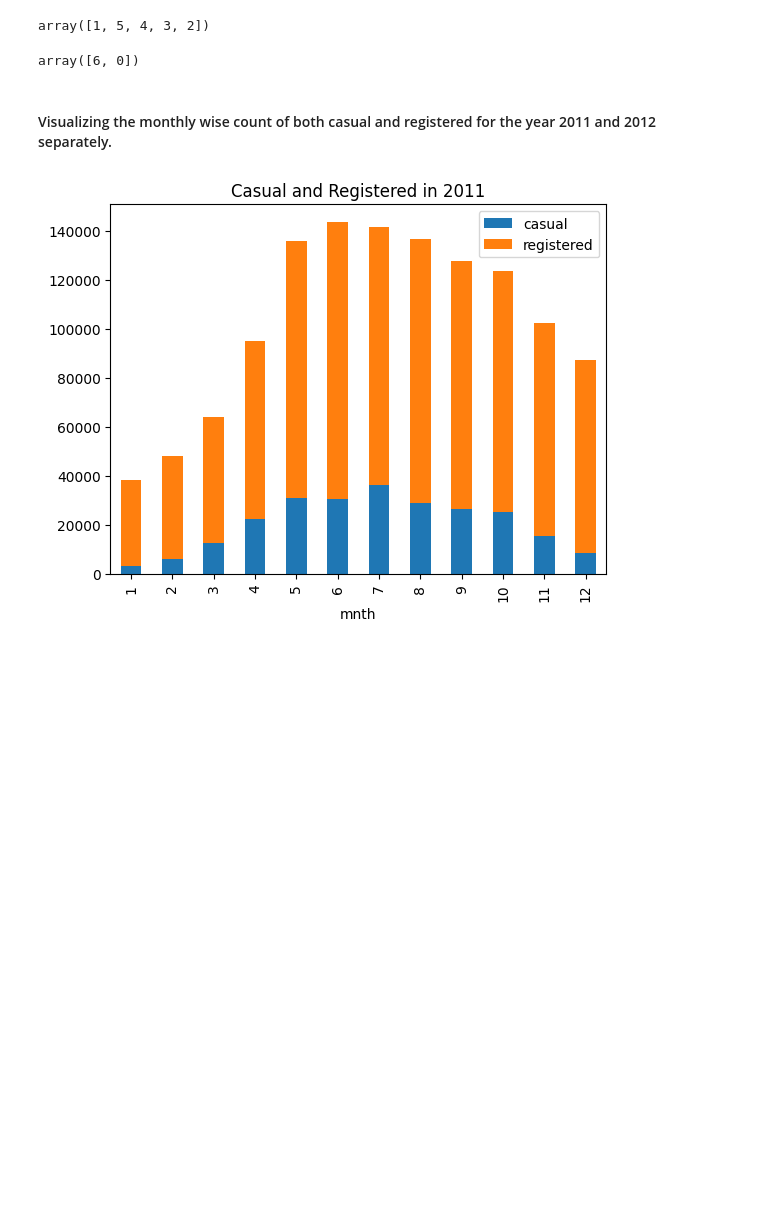
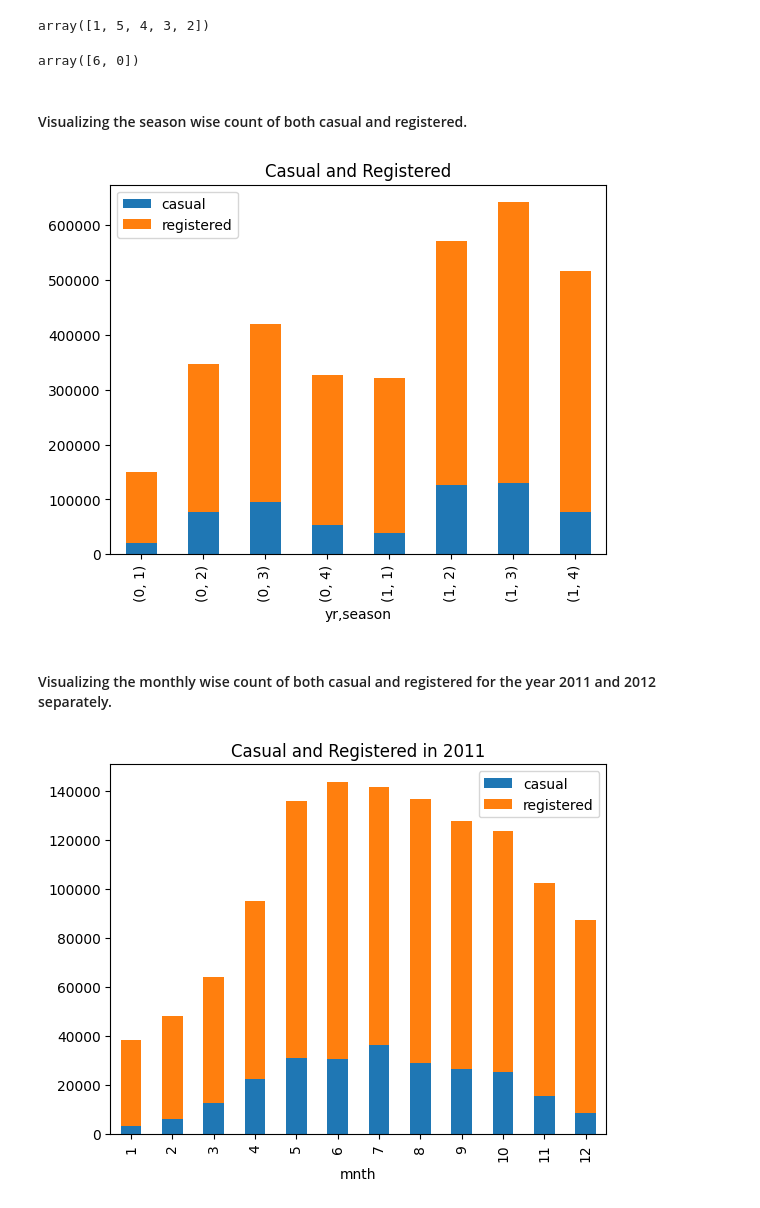
Before and after one commit to Gosharya/Machine-Learning, a Jupyter notebook: BikeSharing_LinearRegression_Regularization.ipynb, the cells around one changed output. Drawn from its saved outputs; the diff is of its cells as text; code cells hidden in the pictures; blank space fills up the shorter version.

```diff
--- a/BikeSharing_LinearRegression_Regularization.ipynb
+++ b/BikeSharing_LinearRegression_Regularization.ipynb
@@ -159,6 +159,15 @@ array([1, 5, 4, 3, 2])
 bikeshare[(bikeshare.holiday==0) & (bikeshare.workingday==0)].weekday.unique()
 # %% [output]
 array([6, 0])
+# %% [markdown]
+#### Visualizing the season wise count of both casual and registered.
+# %%
+# stacked bar chart for year 2011
+bikeshare.groupby(['yr','season']).sum(['casual','registered'])[['casual','registered']].plot.bar(stacked=True);
+plt.title("Casual and Registered")
+plt.show()
+# %% [output]
+[figure, added]
 # %% [markdown]
 #### Visualizing the monthly wise count of both casual and registered for the year 2011 and 2012 separately.
 # %%
```
